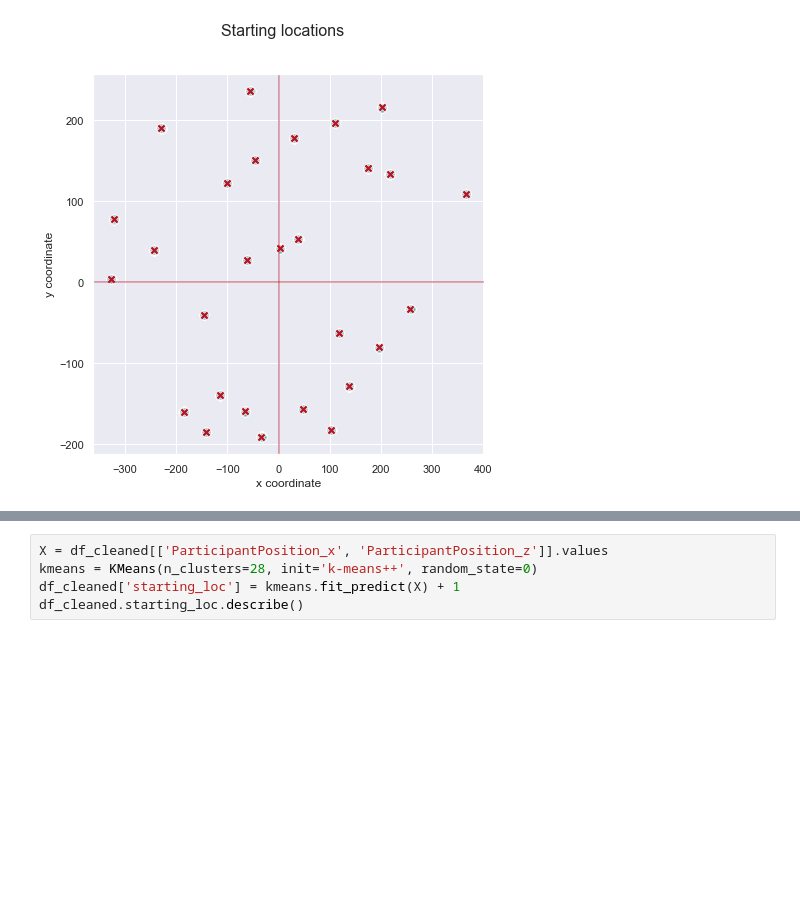
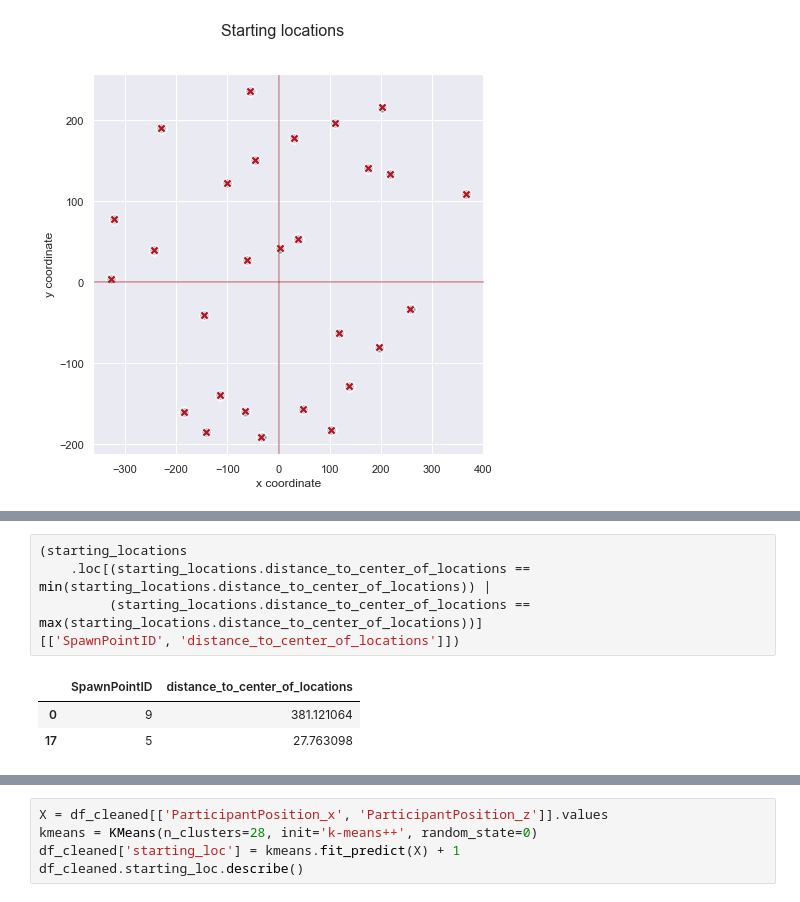
Before and after one commit to nora-maleki/humanA-pointing-task-analysis, a Jupyter notebook: analyses/01_main/01_preprocessing.ipynb, the cells around one changed output, grey strips where cells are left out. Saved outputs shown, nothing was run; the diff lists cells and outputs as text; blank space fills up the shorter version.

```diff
--- a/analyses/01_main/01_preprocessing.ipynb
+++ b/analyses/01_main/01_preprocessing.ipynb
@@ -341,0 +363,9 @@ plt.show()
+# %%
+(starting_locations
+    .loc[(starting_locations.distance_to_center_of_locations == min(starting_locations.distance_to_center_of_locations)) |
+         (starting_locations.distance_to_center_of_locations == max(starting_locations.distance_to_center_of_locations))]
+[['SpawnPointID', 'distance_to_center_of_locations']])
+# %% [output]
+|  | SpawnPointID | distance_to_center_of_locations |
+| 0 | 9 | 381.121064 |
+| 17 | 5 | 27.763098 |
```
Also changed, not shown: parts of 10 cells of this notebook.
